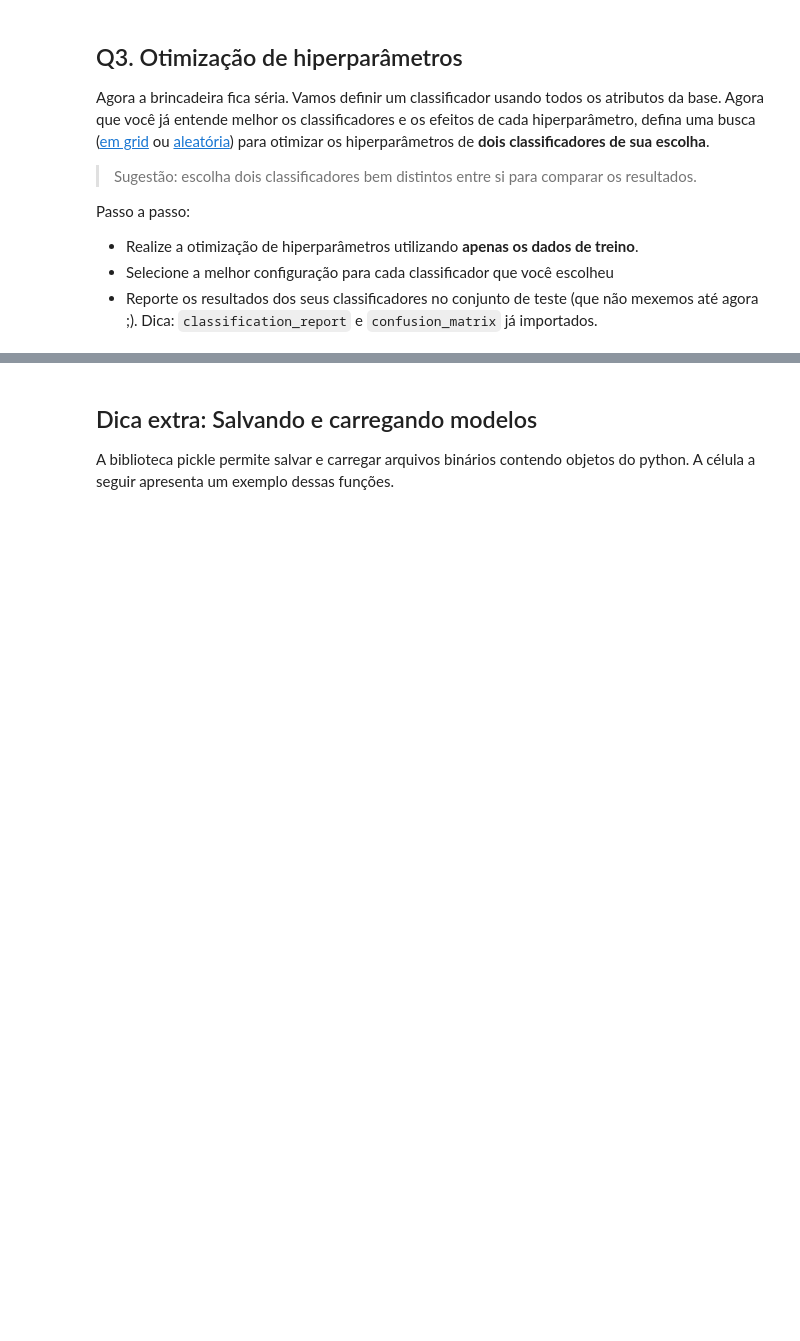
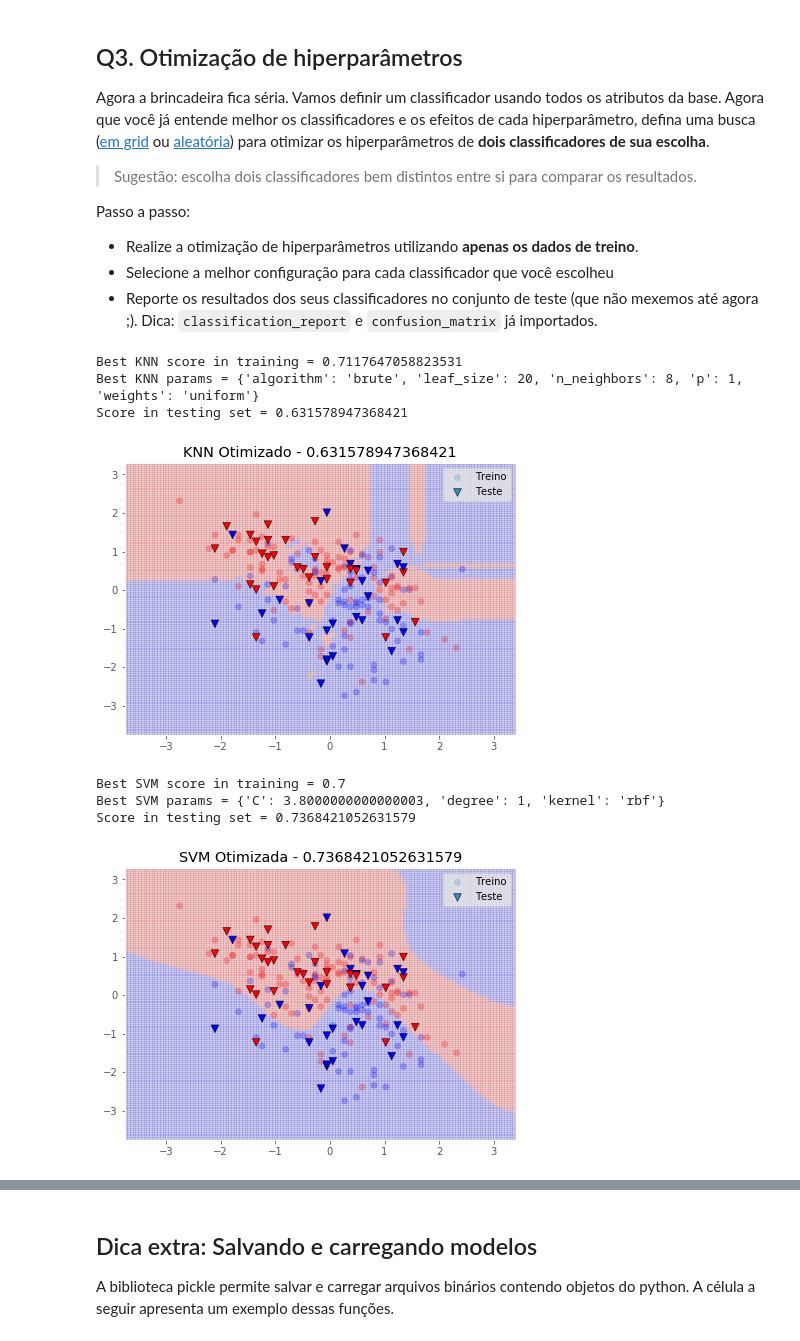
Before and after one commit to RafaelAmauri/Inteligencia-Artificial, a Jupyter notebook: Atividade 7 - Classificação/Exercício_Classificação.ipynb, the cells around one changed output, grey strips where cells are left out. Saved outputs shown, nothing was run; the diff lists cells and outputs as text; code cells hidden in the pictures; blank space fills up the shorter version.

```diff
--- a/Atividade 7 - Classificação/Exercício_Classificação.ipynb
+++ b/Atividade 7 - Classificação/Exercício_Classificação.ipynb
@@ -183,0 +177,60 @@ Passo a passo:
+# %%
+## TODO busque os melhores hiperparâmetros
+
+###########
+##
+##  KNN
+##
+###########
+
+parameters_knn = {
+    'n_neighbors':np.arange(3, 21, 1, dtype=np.int32),
+    'leaf_size': np.arange(20, 60, 5, dtype=np.int32),
+    'algorithm': ['auto', 'ball_tree', 'kd_tree', 'brute'],
+    'weights':['uniform', 'distance'],
+    'p': [1, 2]
+    }
+
+knn = KNeighborsClassifier()
+clf_knn = GridSearchCV(knn, parameters_knn)
+clf_knn.fit(X2d_train, y2d_train)
+
+print(f"Best KNN score in training = {clf_knn.best_score_}")
+print(f"Best KNN params = {clf_knn.best_params_}")
+
+clf_knn = clf_knn.best_estimator_
+
+print(f"Score in testing set = {clf_knn.score(X2d_val, y2d_val)}")
+plot_boundary(X2d_train, X2d_val, y2d_train, y2d_val, clf_knn, 'KNN Otimizado')
+
+
+####################
+##
+##  SVM
+##
+####################
+
+parameters_svm = {
+    'kernel': ['linear', 'poly', 'rbf', 'sigmoid'],
+    'C': np.arange(0.1, 4, 0.1),
+    'degree': [1, 2, 3, 4]
+    }
+
+classifier = svm.SVC()
+clf_svm = GridSearchCV(classifier, parameters_svm)
+clf_svm.fit(X2d_train, y2d_train)
+
+print(f"Best SVM score in training = {clf_svm.best_score_}")
+print(f"Best SVM params = {clf_svm.best_params_}")
+
+print(f"Score in testing set = {clf_svm.score(X2d_val, y2d_val)}")
+plot_boundary(X2d_train, X2d_val, y2d_train, y2d_val, clf_svm, 'SVM Otimizada')
+# %% [output]
+Best KNN score in training = 0.7117647058823531
+Best KNN params = {'algorithm': 'brute', 'leaf_size': 20, 'n_neighbors': 8, 'p': 1, 'weights': 'uniform'}
+Score in testing set = 0.631578947368421
+[figure, added]
+Best SVM score in training = 0.7
+Best SVM params = {'C': 3.8000000000000003, 'degree': 1, 'kernel': 'rbf'}
+Score in testing set = 0.7368421052631579
+[figure, added]
```
Also changed, not shown: parts of 7 cells of this notebook, 1 other file.
